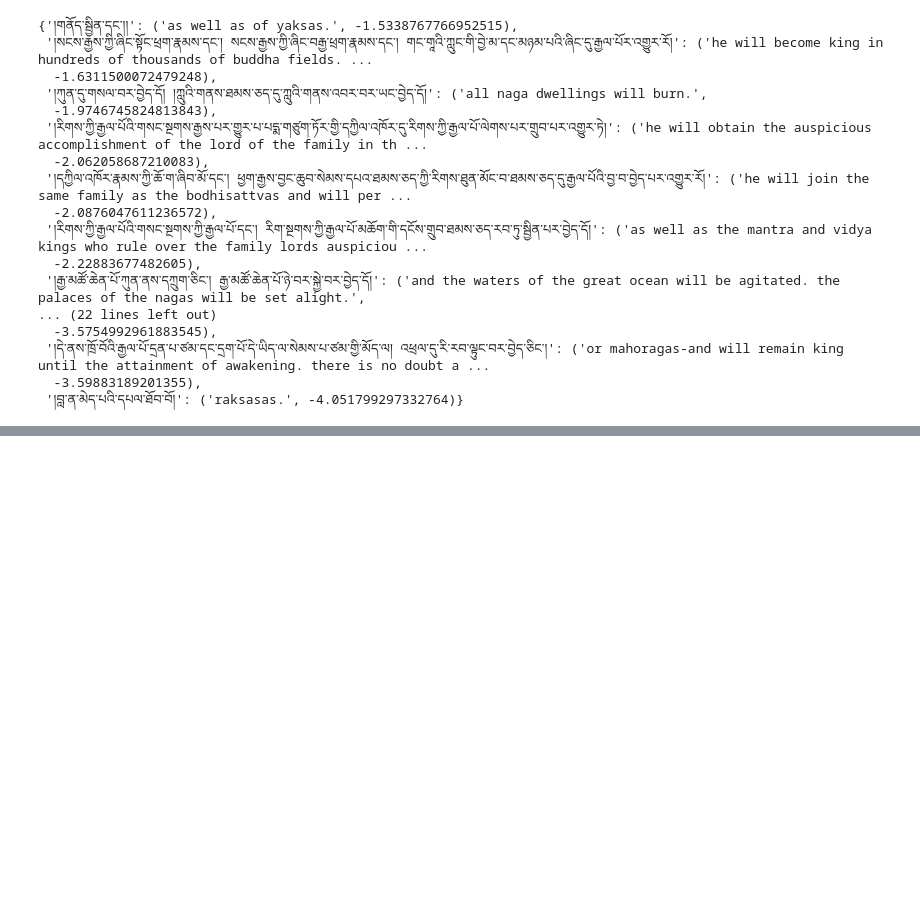
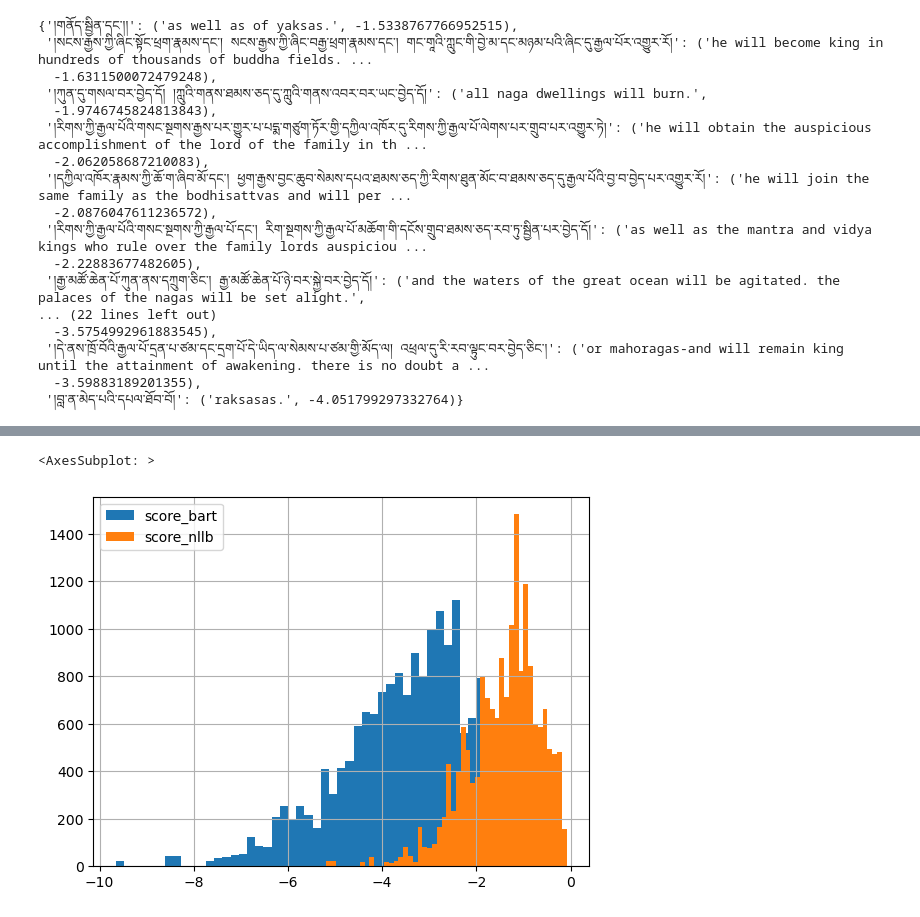
Before and after one commit to CompassionAI/garland, a Jupyter notebook: notebooks/Parallel text mining.ipynb, the cells around one changed output, grey strips where cells are left out. Drawn from its saved outputs; the diff is of its cells as text; code cells hidden in the pictures; blank space fills up the shorter version.

Commit message:
Compare NLLB and BART mining

```diff
--- a/notebooks/Parallel text mining.ipynb
+++ b/notebooks/Parallel text mining.ipynb
@@ -398,0 +402,15 @@ for bo, (en, score) in tqdm(final_matches.items()):
+# %%
+bart_df = pd.read_csv(
+    os.path.join(os.environ['CAI_TEMP_PATH'], "temp_data/mined_enbo_data/matches.csv.bart"),
+    header=None,
+    delimiter='|',
+    names=["folio_idx", "bo", "en", "score"],
+    index_col="folio_idx")
+nllb_df = pd.read_csv(
+    os.path.join(os.environ['CAI_TEMP_PATH'], "temp_data/mined_enbo_data/matches.csv.nllb"),
+    header=None,
+    delimiter='|',
+    names=["folio_idx", "bo", "en", "score"],
+    index_col="folio_idx")
+joined_df = bart_df.join(nllb_df, lsuffix="_bart", rsuffix="_nllb")
+joined_df
@@ -398,0 +432,6 @@ for bo, (en, score) in tqdm(final_matches.items()):
+# %%
+joined_df.score_bart.hist(bins=50, legend=True)
+joined_df.score_nllb.hist(bins=50, legend=True)
+# %% [output]
+<AxesSubplot: >
+[figure, added]
```
Also changed, not shown: parts of 17 cells of this notebook, 1 other file.
